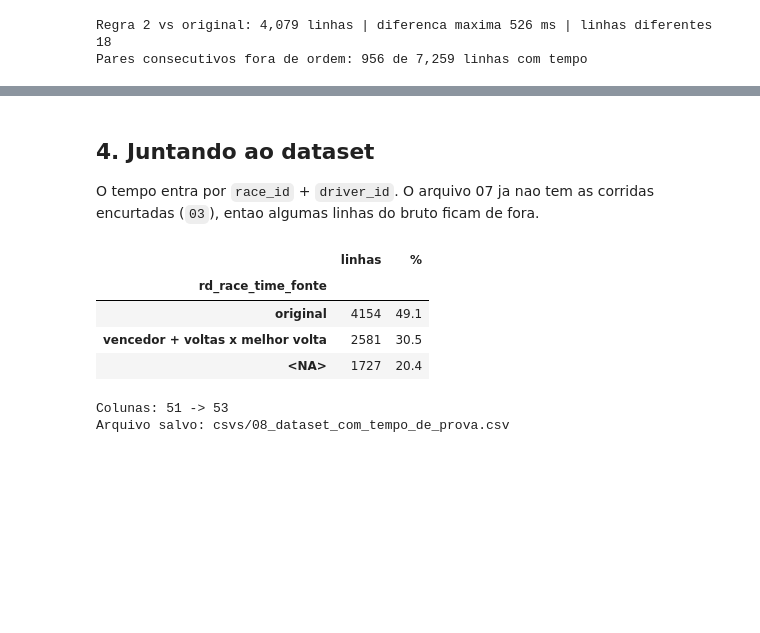
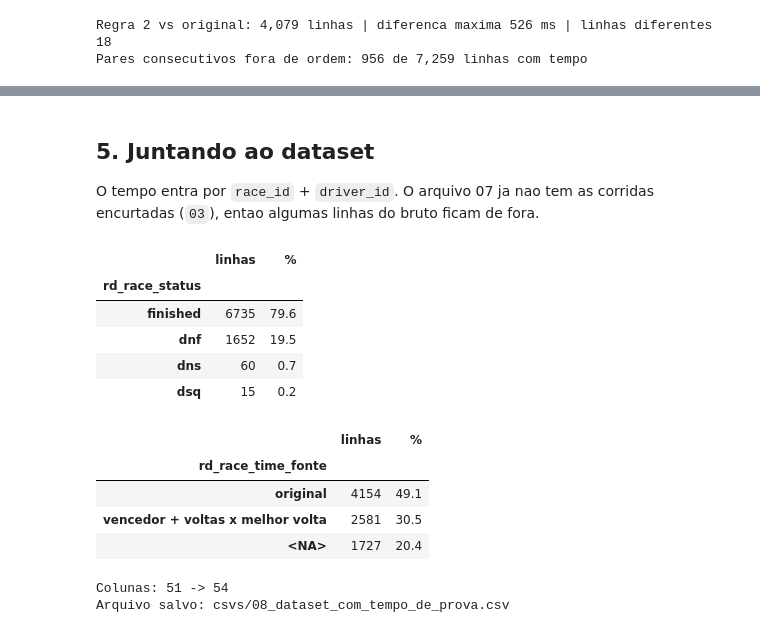
Before and after one commit to MintzyG/DataAnalytics, a Jupyter notebook: 08_Tempo_De_Prova.ipynb, the cells around one changed output, grey strips where cells are left out. Cells and saved outputs as stored; diff of their text form; code cells hidden in the pictures; blank space fills up the shorter version.

Commit message:
Add race status and race time chart

```diff
--- a/08_Tempo_De_Prova.ipynb
+++ b/08_Tempo_De_Prova.ipynb
@@ -108,0 +123,11 @@ Pares consecutivos fora de ordem: 956 de 7,259 linhas com tempo
+# %%
+NAO_LARGOU = ['DNS', 'DNQ', 'DNP', 'DNPQ']
+
+texto = bruto['rd_position_text'].astype('string')
+tempos['rd_race_status'] = 'dnf'
+tempos.loc[texto.isin(NAO_LARGOU), 'rd_race_status'] = 'dns'
+tempos.loc[texto.eq('DSQ'), 'rd_race_status'] = 'dsq'
+tempos.loc[tempos['rd_race_time_millis'].notna(), 'rd_race_status'] = 'finished'
+
+assert tempos.loc[tempos['rd_race_status'].ne('finished'), 'rd_race_time_millis'].isna().all()
+display(pd.crosstab(tempos['rd_race_status'], texto.where(pd.to_numeric(texto, errors='coerce').isna(), 'posicao')))
@@ -109,25 +141,32 @@ Pares consecutivos fora de ordem: 956 de 7,259 linhas com tempo
 # %% [markdown]
-## 4. Juntando ao dataset
+## 5. Juntando ao dataset
 
 O tempo entra por `race_id` + `driver_id`. O arquivo 07 ja nao tem as corridas encurtadas (`03`), entao algumas linhas do bruto ficam de fora.
 # %%
 df_com_tempo = df.merge(tempos, on=CHAVE, how='left', validate='one_to_one')
 
 assert len(df_com_tempo) == len(df)
 assert df_com_tempo[df.columns].equals(df)
 
-resumo = df_com_tempo['rd_race_time_fonte'].value_counts(dropna=False).rename('linhas').to_frame()
-resumo['%'] = resumo['linhas'].div(len(df_com_tempo)).mul(100).round(1)
-display(resumo)
+for coluna in ['rd_race_status', 'rd_race_time_fonte']:
+    resumo = df_com_tempo[coluna].value_counts(dropna=False).rename('linhas').to_frame()
+    resumo['%'] = resumo['linhas'].div(len(df_com_tempo)).mul(100).round(1)
+    display(resumo)
 
 df_com_tempo.to_csv(SAIDA, index=False)
 print(f'Colunas: {df.shape[1]} -> {df_com_tempo.shape[1]}')
 print(f'Arquivo salvo: {SAIDA}')
 # %% [output]
 |  | linhas | % |
-| rd_race_time_fonte |  |  |
-| original | 4154 | 49.1 |
-| vencedor + voltas x melhor volta | 2581 | 30.5 |
-| <NA> | 1727 | 20.4 |
+| rd_race_status |  |  |
+| finished | 6735 | 79.6 |
+| dnf | 1652 | 19.5 |
+| dns | 60 | 0.7 |
+| dsq | 15 | 0.2 |
+|  | linhas | % |
+| rd_race_time_fonte |  |  |
+| original | 4154 | 49.1 |
+| vencedor + voltas x melhor volta | 2581 | 30.5 |
+| <NA> | 1727 | 20.4 |
-Colunas: 51 -> 53
+Colunas: 51 -> 54
 Arquivo salvo: csvs/08_dataset_com_tempo_de_prova.csv
```
Also changed, not shown: parts of 5 cells of this notebook, 1 other file.
